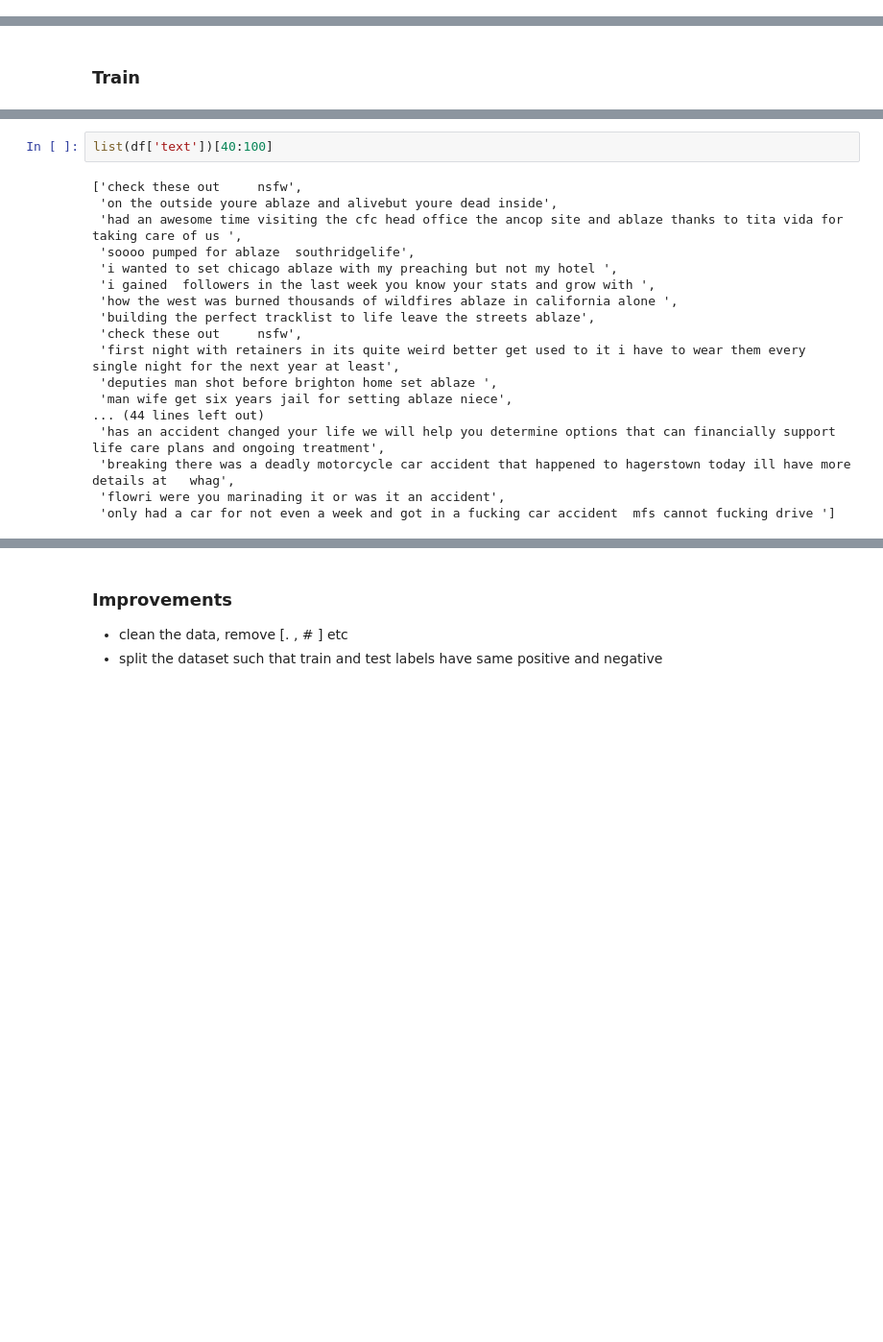
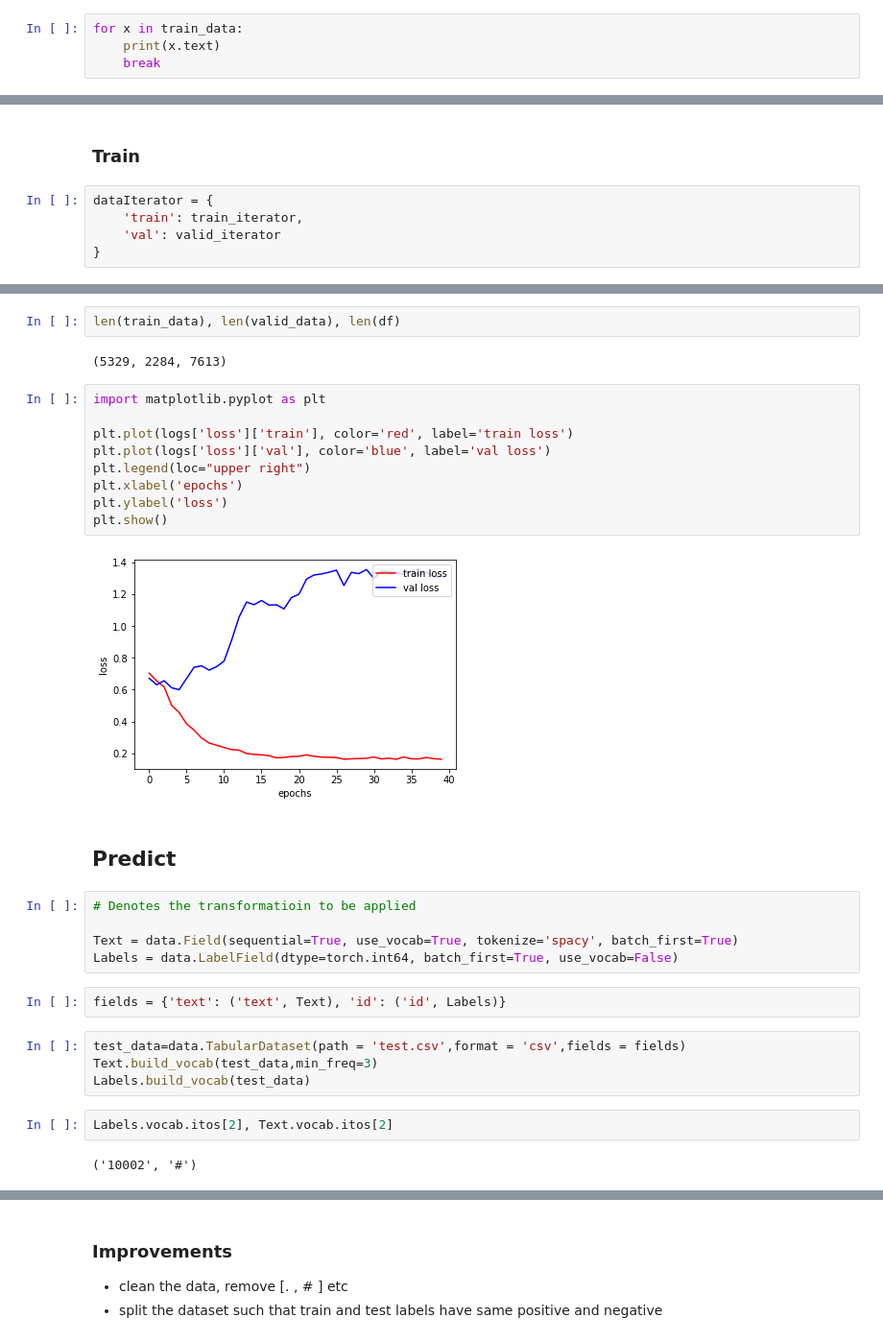
Before and after one commit to harshraj22/DeepLearning, a Jupyter notebook: submissions/Kaggle [Disaster Tweet]/Disaster_Tweet_Kaggle.ipynb, the cells around one changed output, grey strips where cells are left out. Shown: that part at 96% size. Saved outputs shown, nothing was run; the diff lists cells and outputs as text; blank space fills up the shorter version.

Commit message:
First solution
- Simple LSTM followed by a Linear Layer
- Overfitting model
- Rank 1152

```diff
--- a/submissions/Kaggle [Disaster Tweet]/Disaster_Tweet_Kaggle.ipynb
+++ b/submissions/Kaggle [Disaster Tweet]/Disaster_Tweet_Kaggle.ipynb
@@ -146,0 +158,4 @@ Size of LABEL vocabulary: 2
+# %%
+for x in train_data:
+    print(x.text)
+    break
@@ -215,5 +242,10 @@ from torch.optim.lr_scheduler import ReduceLROnPlateau
 scheduler = ReduceLROnPlateau(optimizer, patience=3, threshold=0.01, verbose=True)
 # %% [markdown]
 ### Train
+# %%
+dataIterator = {
+    'train': train_iterator,
+    'val': valid_iterator
+}
 # %%
 from tqdm.autonotebook import tqdm
@@ -262,20 +310,32 @@ Epoch    38: reducing learning rate of group 0 to 1.0000e-06.
-# %%
-list(df['text'])[40:100]
-# %% [output]
-['check these out     nsfw',
- 'on the outside youre ablaze and alivebut youre dead inside',
- 'had an awesome time visiting the cfc head office the ancop site and ablaze thanks to tita vida for taking care of us ',
- 'soooo pumped for ablaze  southridgelife',
- 'i wanted to set chicago ablaze with my preaching but not my hotel ',
- 'i gained  followers in the last week you know your stats and grow with ',
- 'how the west was burned thousands of wildfires ablaze in california alone ',
- 'building the perfect tracklist to life leave the streets ablaze',
- 'check these out     nsfw',
- 'first night with retainers in its quite weird better get used to it i have to wear them every single night for the next year at least',
- 'deputies man shot before brighton home set ablaze ',
- 'man wife get six years jail for setting ablaze niece',
-... (44 lines left out)
- 'has an accident changed your life we will help you determine options that can financially support life care plans and ongoing treatment',
- 'breaking there was a deadly motorcycle car accident that happened to hagerstown today ill have more details at   whag',
- 'flowri were you marinading it or was it an accident',
- 'only had a car for not even a week and got in a fucking car accident  mfs cannot fucking drive ']
+# %%
+len(train_data), len(valid_data), len(df)
+# %% [output]
+(5329, 2284, 7613)
+# %%
+import matplotlib.pyplot as plt
+
+plt.plot(logs['loss']['train'], color='red', label='train loss')
+plt.plot(logs['loss']['val'], color='blue', label='val loss')
+plt.legend(loc="upper right")
+plt.xlabel('epochs')
+plt.ylabel('loss')
+plt.show()
+# %% [output]
+[figure, added]
+# %% [markdown]
+## Predict
+# %%
+# Denotes the transformatioin to be applied
+
+Text = data.Field(sequential=True, use_vocab=True, tokenize='spacy', batch_first=True)
+Labels = data.LabelField(dtype=torch.int64, batch_first=True, use_vocab=False)
+# %%
+fields = {'text': ('text', Text), 'id': ('id', Labels)}
+# %%
+test_data=data.TabularDataset(path = 'test.csv',format = 'csv',fields = fields)
+Text.build_vocab(test_data,min_freq=3)
+Labels.build_vocab(test_data)
+# %%
+Labels.vocab.itos[2], Text.vocab.itos[2]
+# %% [output]
+('10002', '#')
```
Also changed, not shown: parts of 22 cells of this notebook.
